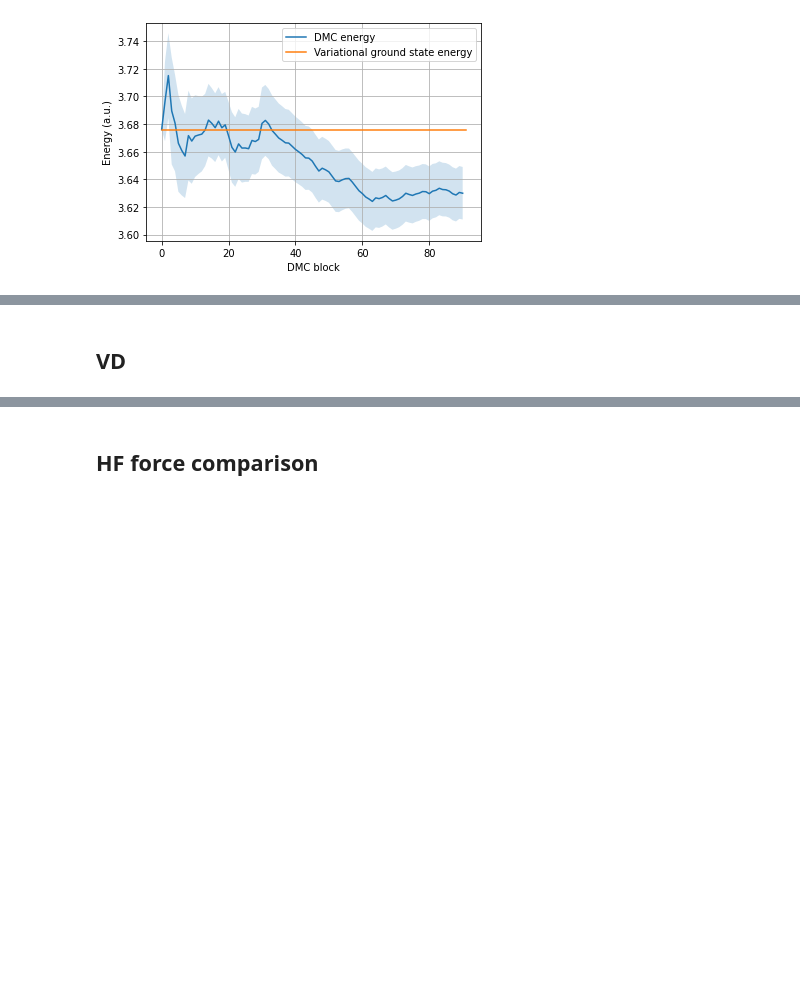
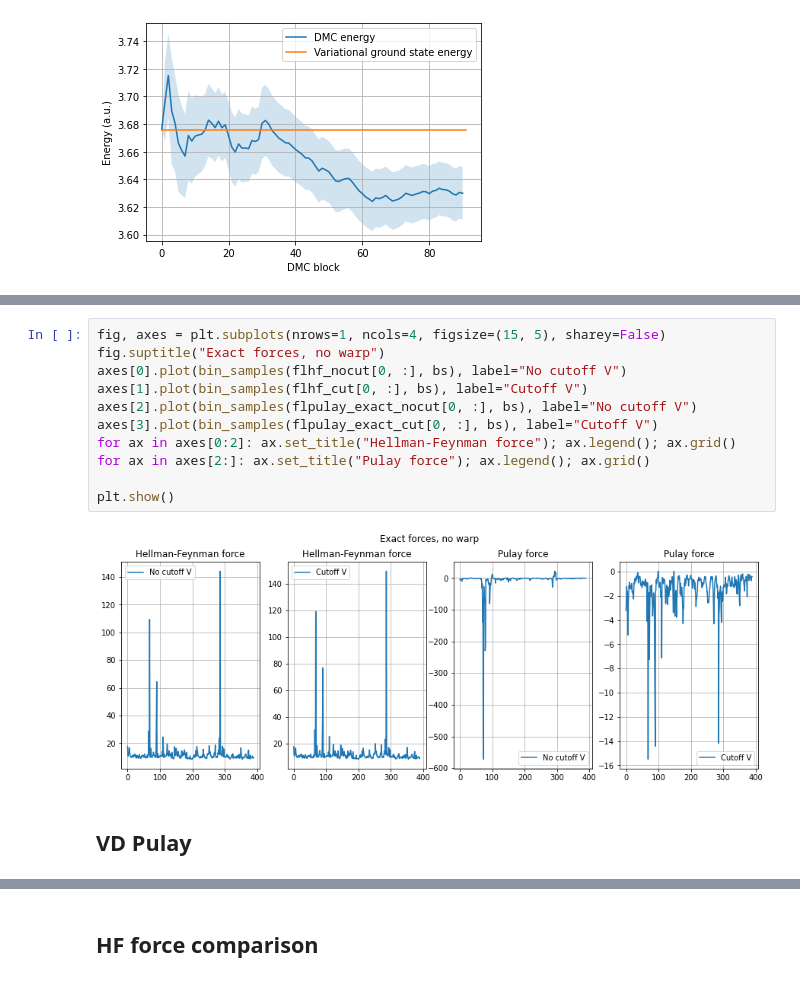
Before and after one commit to Jvanrhijn/pydmc, a Jupyter notebook: examples/comparison.ipynb, the cells around one changed output, grey strips where cells are left out. Saved outputs shown, nothing was run; the diff lists cells and outputs as text; blank space fills up the shorter version.

```diff
--- a/examples/comparison.ipynb
+++ b/examples/comparison.ipynb
@@ -155,2 +139,15 @@ plt.show()
+# %%
+fig, axes = plt.subplots(nrows=1, ncols=4, figsize=(15, 5), sharey=False)
+fig.suptitle("Exact forces, no warp")
+axes[0].plot(bin_samples(flhf_nocut[0, :], bs), label="No cutoff V")
+axes[1].plot(bin_samples(flhf_cut[0, :], bs), label="Cutoff V")
+axes[2].plot(bin_samples(flpulay_exact_nocut[0, :], bs), label="No cutoff V")
+axes[3].plot(bin_samples(flpulay_exact_cut[0, :], bs), label="Cutoff V")
+for ax in axes[0:2]: ax.set_title("Hellman-Feynman force"); ax.legend(); ax.grid()
+for ax in axes[2:]: ax.set_title("Pulay force"); ax.legend(); ax.grid()
+
+plt.show()
+# %% [output]
+[figure, added]
 # %% [markdown]
-## VD
+## VD Pulay
```
Also changed, not shown: parts of 10 cells of this notebook, 2 other files.
